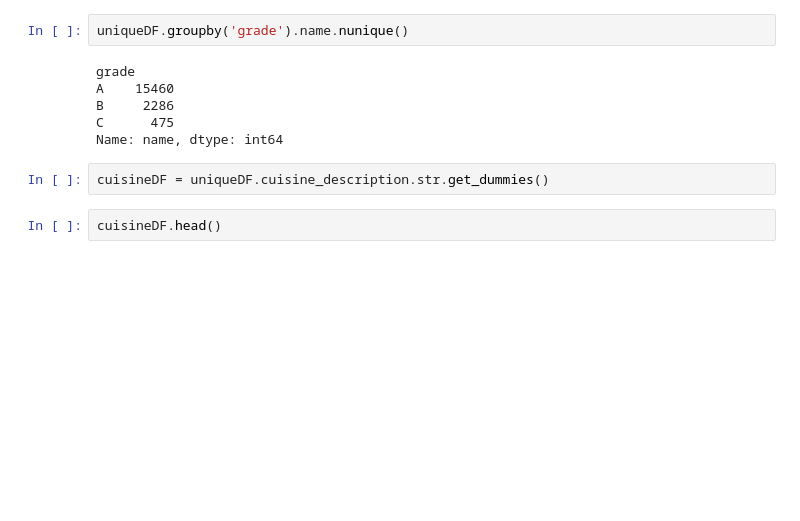
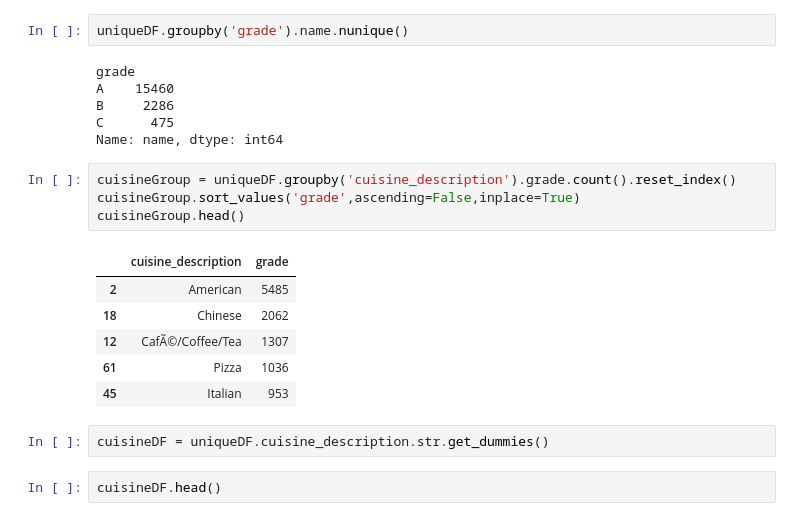
Before and after one commit to xvila/McNulty, a Jupyter notebook: data_processing.ipynb, the cells around one changed output. Drawn from its saved outputs; the diff is of its cells as text; blank space fills up the shorter version.

```diff
--- a/data_processing.ipynb
+++ b/data_processing.ipynb
@@ -348,6 +348,17 @@ A    15460
 B     2286
 C      475
 Name: name, dtype: int64
+# %%
+cuisineGroup = uniqueDF.groupby('cuisine_description').grade.count().reset_index()
+cuisineGroup.sort_values('grade',ascending=False,inplace=True)
+cuisineGroup.head()
+# %% [output]
+|  | cuisine_description | grade |
+| 2 | American | 5485 |
+| 18 | Chinese | 2062 |
+| 12 | CafÃ©/Coffee/Tea | 1307 |
+| 61 | Pizza | 1036 |
+| 45 | Italian | 953 |
 # %%
 cuisineDF = uniqueDF.cuisine_description.str.get_dummies()
 # %%
```
Also changed, not shown: parts of 11 cells of this notebook.
